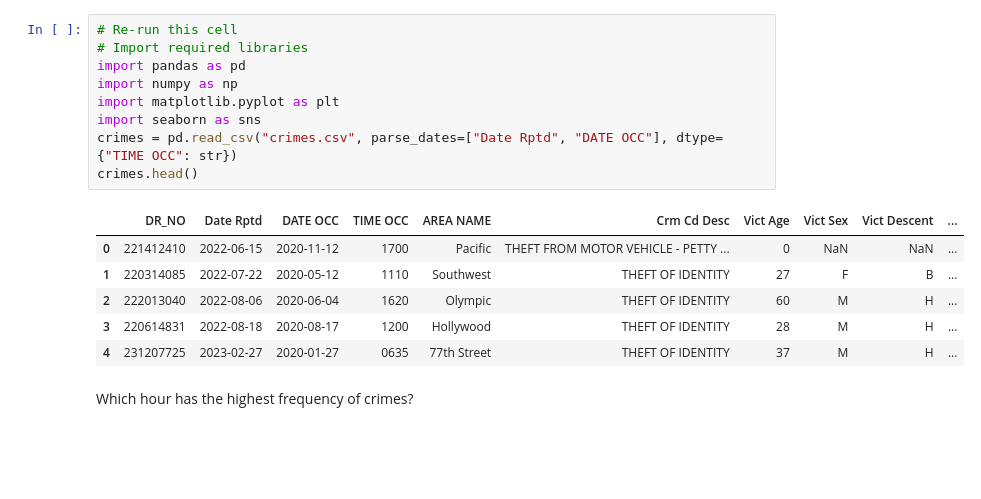
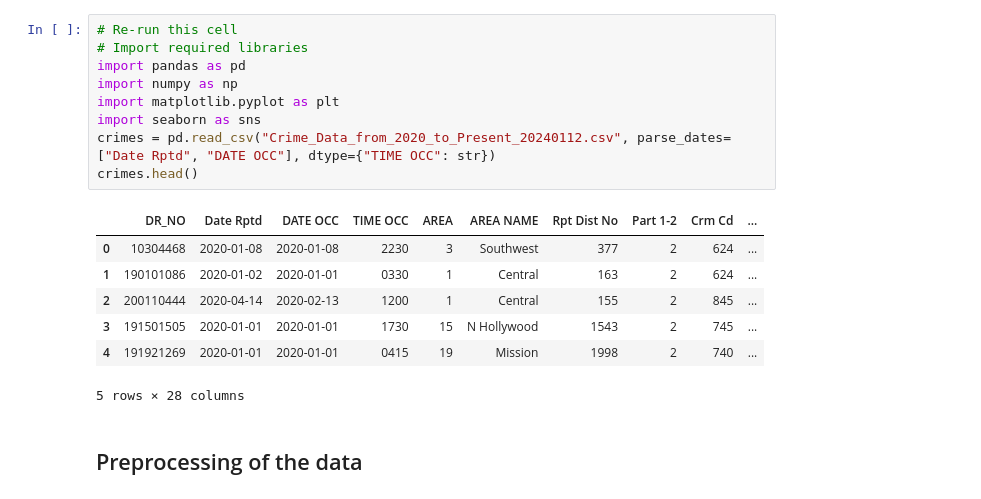
Before and after one commit to carmelh/datacamp_python_projects, a Jupyter notebook: analysingCrimeInLA/notebook.ipynb, the cells around one changed output. Saved outputs shown, nothing was run; the diff lists cells and outputs as text; blank space fills up the shorter version.

```diff
--- a/analysingCrimeInLA/notebook.ipynb
+++ b/analysingCrimeInLA/notebook.ipynb
@@ -32,20 +33,21 @@ It is a modified version of the original data, which is publicly available from
 # %%
 # Re-run this cell
 # Import required libraries
 import pandas as pd
 import numpy as np
 import matplotlib.pyplot as plt
 import seaborn as sns
-crimes = pd.read_csv("crimes.csv", parse_dates=["Date Rptd", "DATE OCC"], dtype={"TIME OCC": str})
+crimes = pd.read_csv("Crime_Data_from_2020_to_Present_20240112.csv", parse_dates=["Date Rptd", "DATE OCC"], dtype={"TIME OCC": str})
 crimes.head()
 # %% [output]
-|  | DR_NO | Date Rptd | DATE OCC | TIME OCC | AREA NAME | Crm Cd Desc | Vict Age | Vict Sex | Vict Descent | ... |
-| 0 | 221412410 | 2022-06-15 | 2020-11-12 | 1700 | Pacific | THEFT FROM MOTOR VEHICLE - PETTY ... | 0 | NaN | NaN | ... |
-| 1 | 220314085 | 2022-07-22 | 2020-05-12 | 1110 | Southwest | THEFT OF IDENTITY | 27 | F | B | ... |
-| 2 | 222013040 | 2022-08-06 | 2020-06-04 | 1620 | Olympic | THEFT OF IDENTITY | 60 | M | H | ... |
-| 3 | 220614831 | 2022-08-18 | 2020-08-17 | 1200 | Hollywood | THEFT OF IDENTITY | 28 | M | H | ... |
-| 4 | 231207725 | 2023-02-27 | 2020-01-27 | 0635 | 77th Street | THEFT OF IDENTITY | 37 | M | H | ... |
+|  | DR_NO | Date Rptd | DATE OCC | TIME OCC | AREA | AREA NAME | Rpt Dist No | Part 1-2 | Crm Cd | ... |
+| 0 | 10304468 | 2020-01-08 | 2020-01-08 | 2230 | 3 | Southwest | 377 | 2 | 624 | ... |
+| 1 | 190101086 | 2020-01-02 | 2020-01-01 | 0330 | 1 | Central | 163 | 2 | 624 | ... |
+| 2 | 200110444 | 2020-04-14 | 2020-02-13 | 1200 | 1 | Central | 155 | 2 | 845 | ... |
+| 3 | 191501505 | 2020-01-01 | 2020-01-01 | 1730 | 15 | N Hollywood | 1543 | 2 | 745 | ... |
+| 4 | 191921269 | 2020-01-01 | 2020-01-01 | 0415 | 19 | Mission | 1998 | 2 | 740 | ... |
+5 rows × 28 columns
 # %% [markdown]
-Which hour has the highest frequency of crimes?
+## Preprocessing of the data
 # %%
 crimes.info()
```
Also changed, not shown: parts of 20 cells of this notebook, 1 other file.
